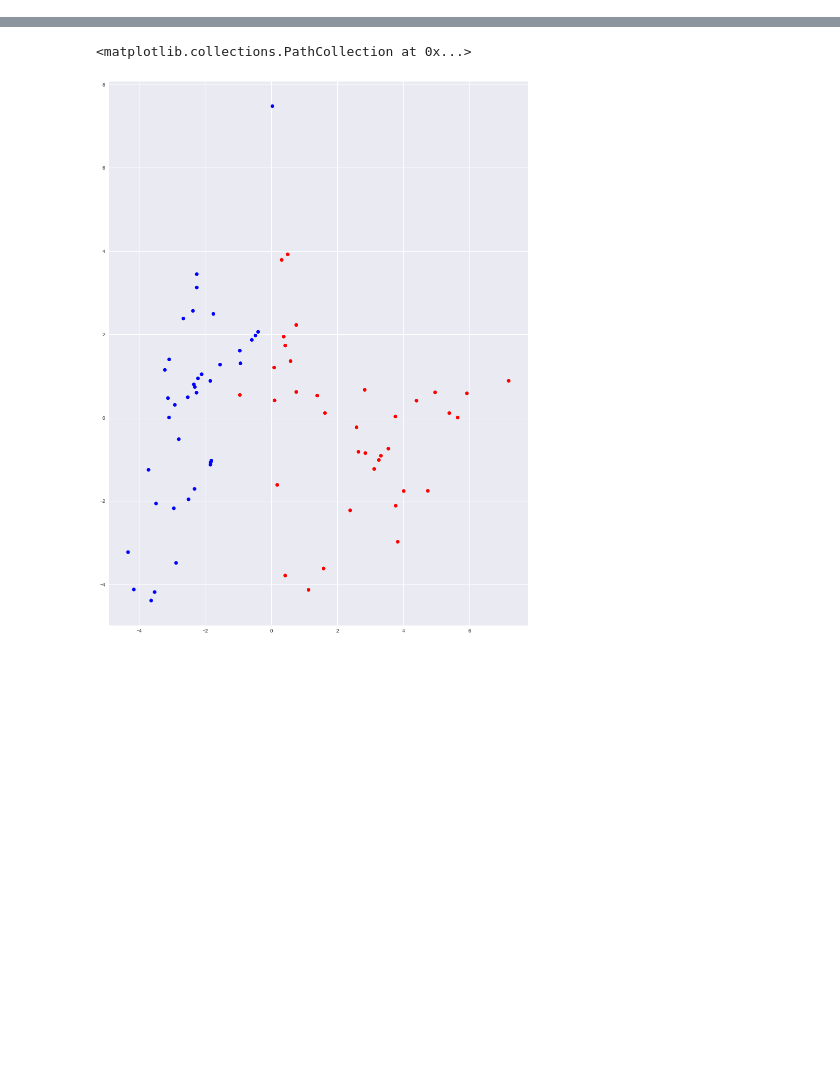
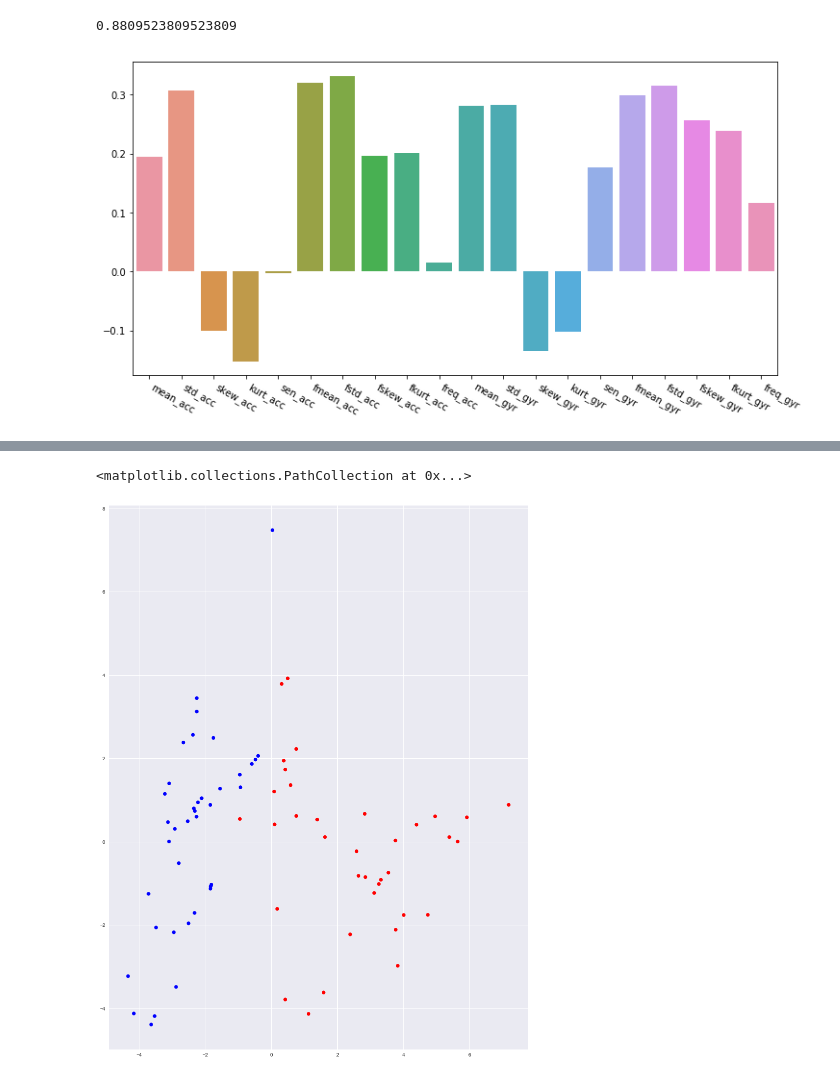
Before and after one commit to nshawen/CPAnalysis, a Jupyter notebook: CP Pilot Analysis.ipynb, the cells around one changed output, grey strips where cells are left out. Cells and saved outputs as stored; diff of their text form; code cells hidden in the pictures; blank space fills up the shorter version.

```diff
--- a/CP Pilot Analysis.ipynb
+++ b/CP Pilot Analysis.ipynb
@@ -212,0 +247,3 @@ array([  4.35720845e-01,   2.32873264e-01,   1.21124895e-01,
+# %%
+abr_featList = ['mean_acc','std_acc','skew_acc','kurt_acc','sen_acc','fmean_acc','fstd_acc','fskew_acc','fkurt_acc','freq_acc',
+                'mean_gyr','std_gyr','skew_gyr','kurt_gyr','sen_gyr','fmean_gyr','fstd_gyr','fskew_gyr','fkurt_gyr','freq_gyr']
@@ -212,0 +291,11 @@ array([  4.35720845e-01,   2.32873264e-01,   1.21124895e-01,
+# %%
+(len(NormFeat)-10)/len(NormFeat)
+# %% [output]
+0.8809523809523809
+# %%
+plt.figure(figsize=(12,6))
+ax = sns.barplot(y = pca.components_[0,:],x=abr_featList)
+temp = ax.set_xticklabels(labels=abr_featList,rotation=-30,ha='left')
+plt.savefig('Comp1.png')
+# %% [output]
+[figure, added]
```
Also changed, not shown: parts of 21 cells of this notebook.
